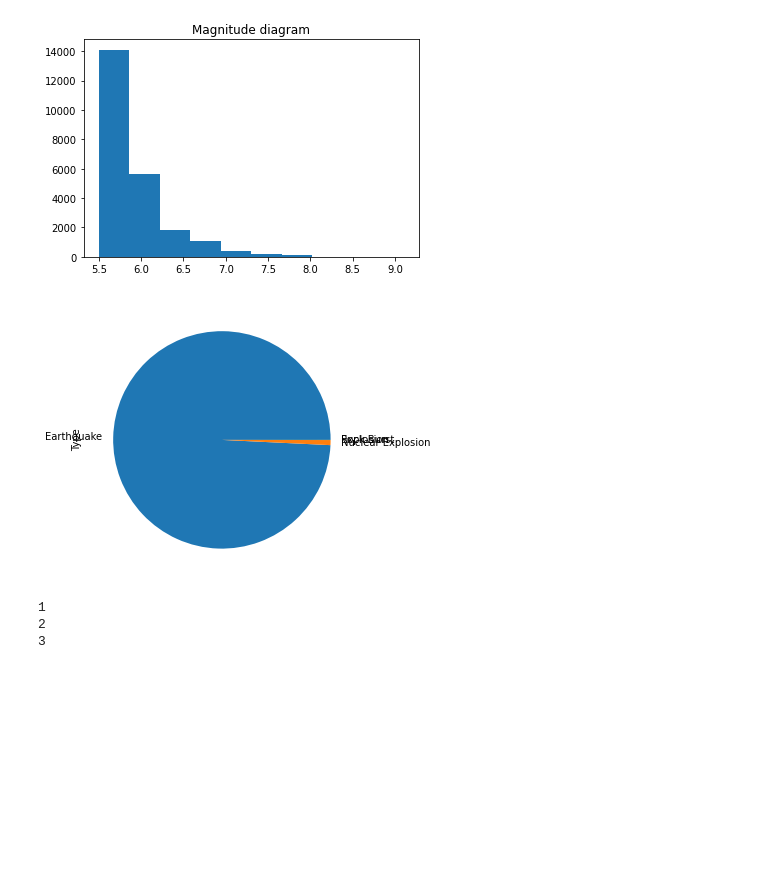
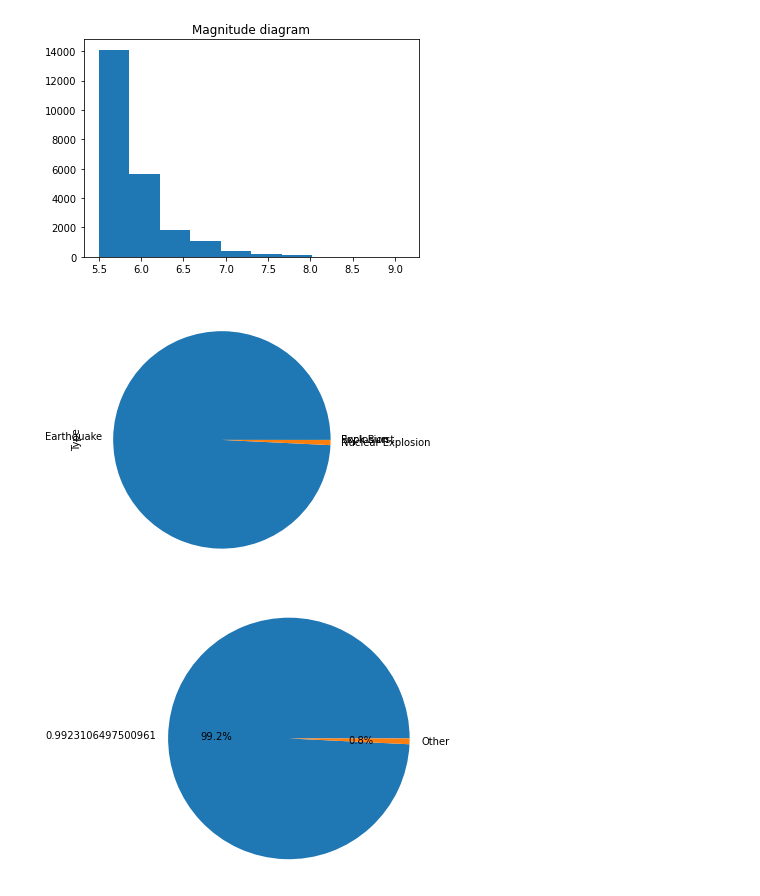
Before and after one commit to Pakopac/project_cloud_computing, a Jupyter notebook: EDA.ipynb, the cells around one changed output. Saved outputs shown, nothing was run; the diff lists cells and outputs as text; code cells hidden in the pictures; blank space fills up the shorter version.

Commit message:
Add model and start algo_pipeline_demo

```diff
--- a/EDA.ipynb
+++ b/EDA.ipynb
@@ -124,21 +148,24 @@ plt.show()
 # %% [output]
 [figure]
 # %%
-data["Type"].value_counts().plot(kind='pie', figsize=(5,5))
+data["Type"].value_counts(normalize=True).plot(kind='pie', figsize=(5,5))
 plt.show()
-data["Type"].value_counts(normalize=True)
-count = 0
-for i in data["Type"].value_counts(normalize=True):
-    if(i < 0.3):
-        print(count)
-    count = count + 1
 
-#import itertools
-#newdic = []
-#for key, group in itertools.groupby(data["Type"].value_counts(normalize=True), lambda k: 'Other' if (k<0.3) else k):
-     #newdic[key] = sum([k for k in list(group)])
+import itertools
+newdic = {}
+for key, group in itertools.groupby(data["Type"].value_counts(normalize=True), lambda k: 'Other' if (k<0.03) else k):
+     newdic[key] = sum([k for k in list(group)])
+
+labels = newdic.keys()
+sizes = newdic.values()
+
+fig, ax = plt.subplots()
+
+ax.pie(sizes, labels=labels, autopct='%1.1f%%', startangle=0)
+ax.axis('equal')
+plt.tight_layout()
+
+plt.show()
 # %% [output]
 [figure]
-1
-2
-3
+[figure, added]
```
Also changed, not shown: parts of 13 cells of this notebook, 1 other file.
